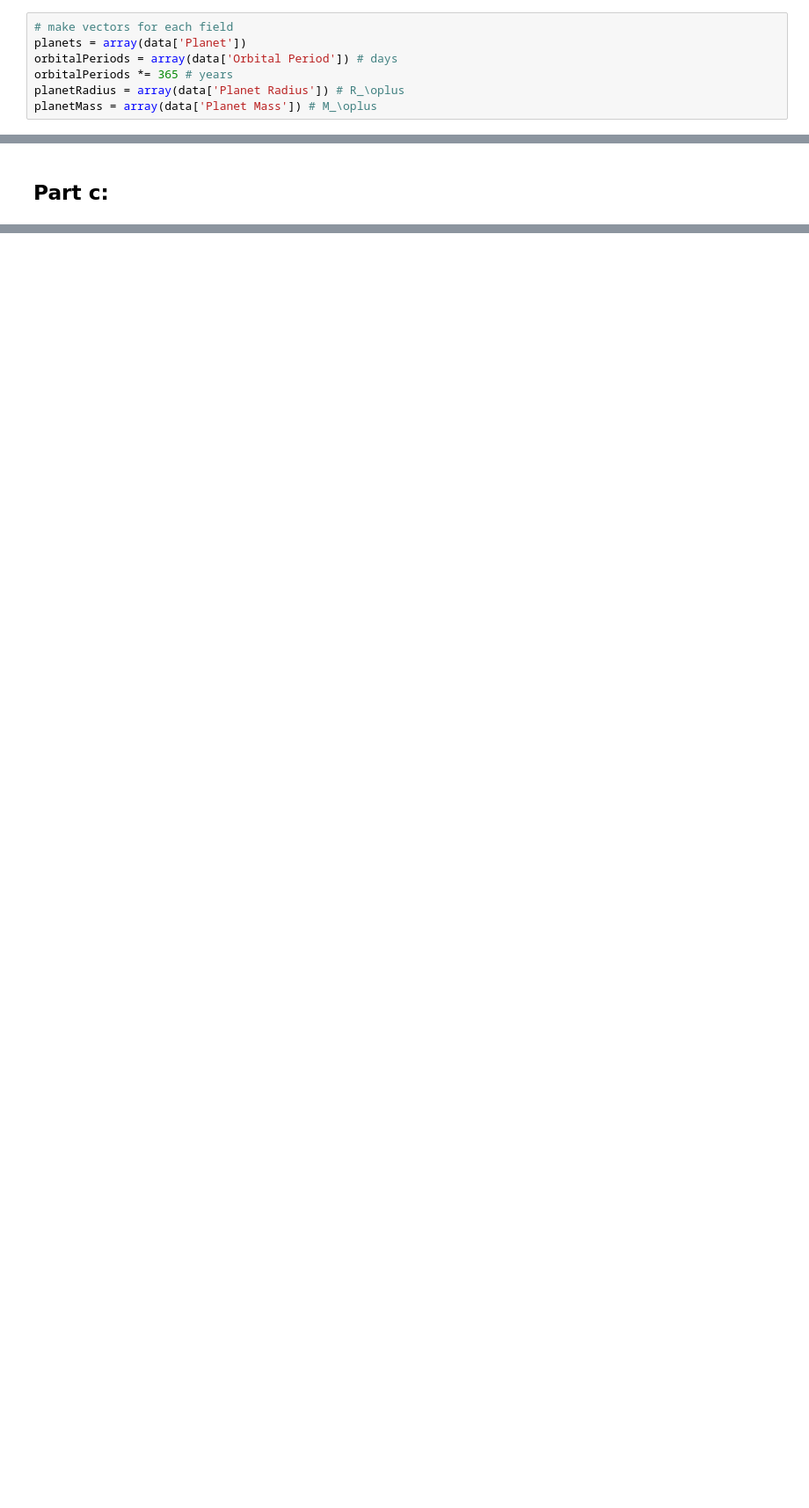
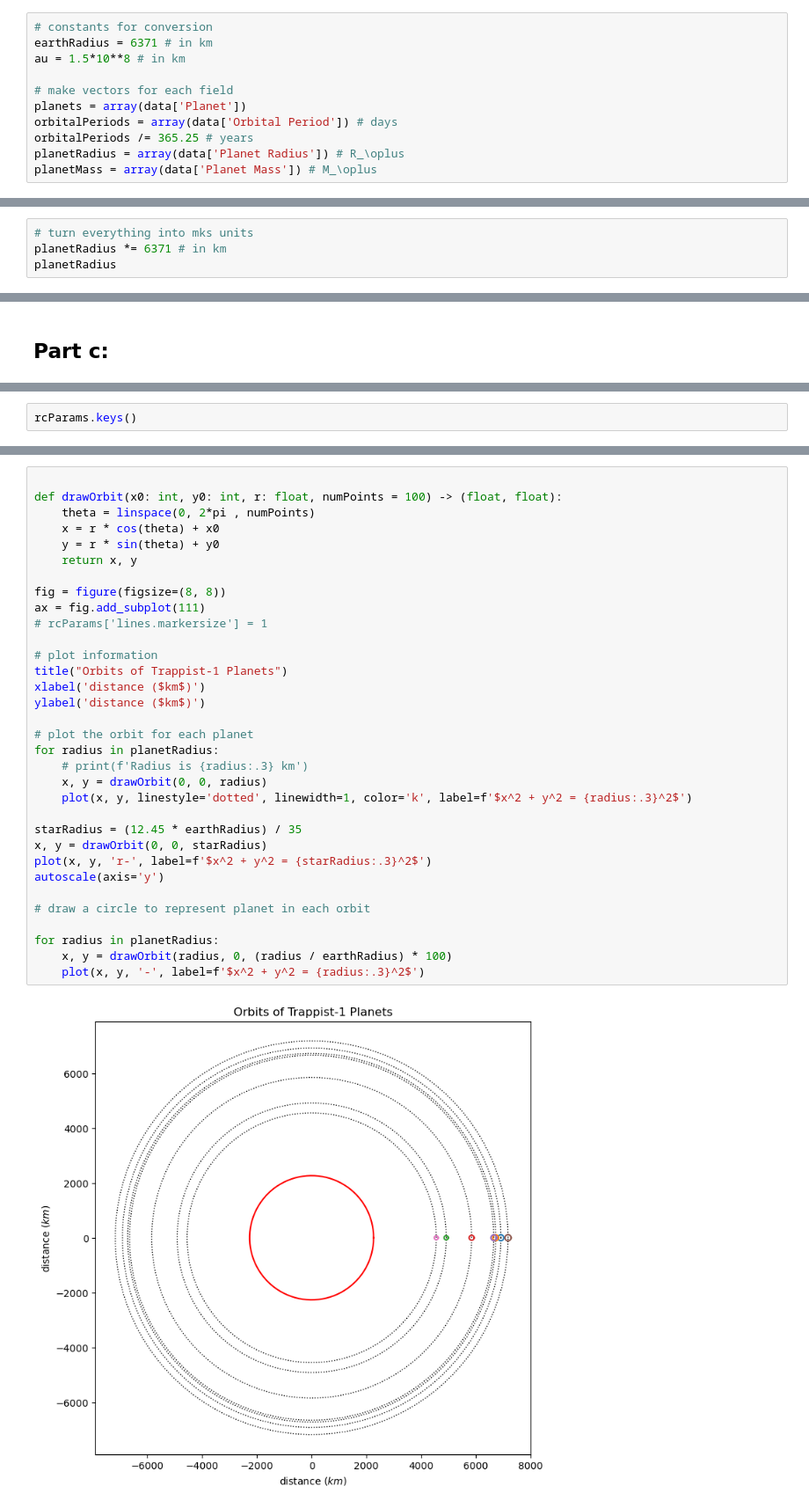
Before and after one commit to zeapsu/phys-40, a Jupyter notebook: labs/lab12.ipynb, the cells around one changed output, grey strips where cells are left out. Shown at 88% size. Saved outputs shown, nothing was run; the diff lists cells and outputs as text; blank space fills up the shorter version.

```diff
--- a/labs/lab12.ipynb
+++ b/labs/lab12.ipynb
@@ -17,11 +17,19 @@ data
 | 5 | g | 12.3528 | 1.127 | 0.566 |
 | 6 | H | 18.7663 | 0.715 | 0.086 |
 # %%
+# constants for conversion
+earthRadius = 6371 # in km
+au = 1.5*10**8 # in km
+
 # make vectors for each field
 planets = array(data['Planet'])
 orbitalPeriods = array(data['Orbital Period']) # days
-orbitalPeriods *= 365 # years
+orbitalPeriods /= 365.25 # years
 planetRadius = array(data['Planet Radius']) # R_\oplus
 planetMass = array(data['Planet Mass']) # M_\oplus
 # %% [markdown]
 Note that Planet radius and Planet mass are in terms of $R_\oplus = 6371\;km$, $M_\oplus = 5.972\times 10^{24}\;kg$ respectively
+# %%
+# turn everything into mks units
+planetRadius *= 6371 # in km
+planetRadius
@@ -58,0 +73,2 @@ def drawCircle(x0, y0):
+# %%
+rcParams.keys()
@@ -58,0 +93,35 @@ def drawCircle(x0, y0):
+# %%
+
+def drawOrbit(x0: int, y0: int, r: float, numPoints = 100) -> (float, float):
+    theta = linspace(0, 2*pi , numPoints)
+    x = r * cos(theta) + x0
+    y = r * sin(theta) + y0
+    return x, y
+
+fig = figure(figsize=(8, 8))
+ax = fig.add_subplot(111)
+# rcParams['lines.markersize'] = 1
+
+# plot information
+title("Orbits of Trappist-1 Planets")
+xlabel('distance ($km$)')
+ylabel('distance ($km$)')
+
+# plot the orbit for each planet
+for radius in planetRadius:
+    # print(f'Radius is {radius:.3} km')
+    x, y = drawOrbit(0, 0, radius)
+    plot(x, y, linestyle='dotted', linewidth=1, color='k', label=f'$x^2 + y^2 = {radius:.3}^2$')
+
+starRadius = (12.45 * earthRadius) / 35
+x, y = drawOrbit(0, 0, starRadius)
+plot(x, y, 'r-', label=f'$x^2 + y^2 = {starRadius:.3}^2$')
+autoscale(axis='y')
+
+# draw a circle to represent planet in each orbit
+
+for radius in planetRadius:
+    x, y = drawOrbit(radius, 0, (radius / earthRadius) * 100)
+    plot(x, y, '-', label=f'$x^2 + y^2 = {radius:.3}^2$')
+# %% [output]
+[figure, added]
```
Also changed, not shown: parts of 8 cells of this notebook.
